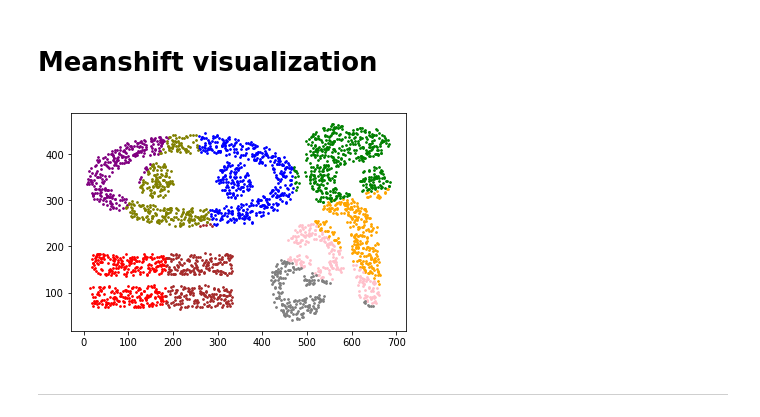
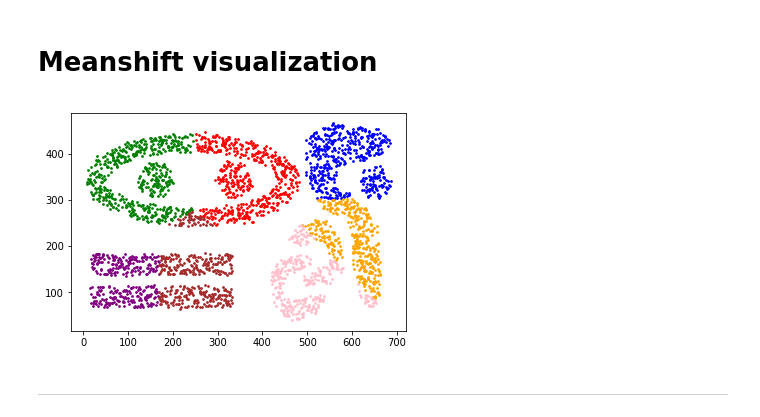
Before and after one commit to SimonSebechlebsky/vos2-clustering, a Jupyter notebook: clustering.ipynb, the cells around one changed output. Drawn from its saved outputs; the diff is of its cells as text; code cells hidden in the pictures.

```diff
--- a/clustering.ipynb
+++ b/clustering.ipynb
@@ -72,11 +72,11 @@ visualize_clusters(df1, 'x', 'y', 'db_scan_predicted')
 # %%
 from sklearn.cluster import MeanShift
 
-meanshift = MeanShift(bandwidth=80).fit(train_df1)
+meanshift = MeanShift(bandwidth=100).fit(train_df1)
 df1['mean_shift_predicted'] = meanshift.labels_
 visualize_clusters(df1, 'x','y', 'mean_shift_predicted')
 # %% [output]
-[figure, old version]
+[figure, new version]
 # %%
 from sklearn import metrics
 k_means = np.array(df1['k_means_predicted'])
```
Also changed, not shown: parts of 65 cells of this notebook, 6 other files.
